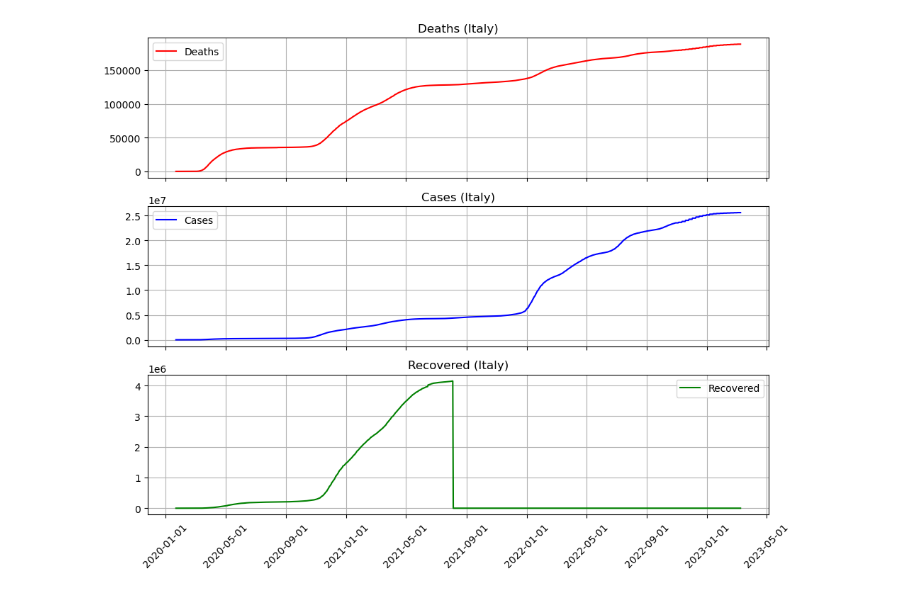
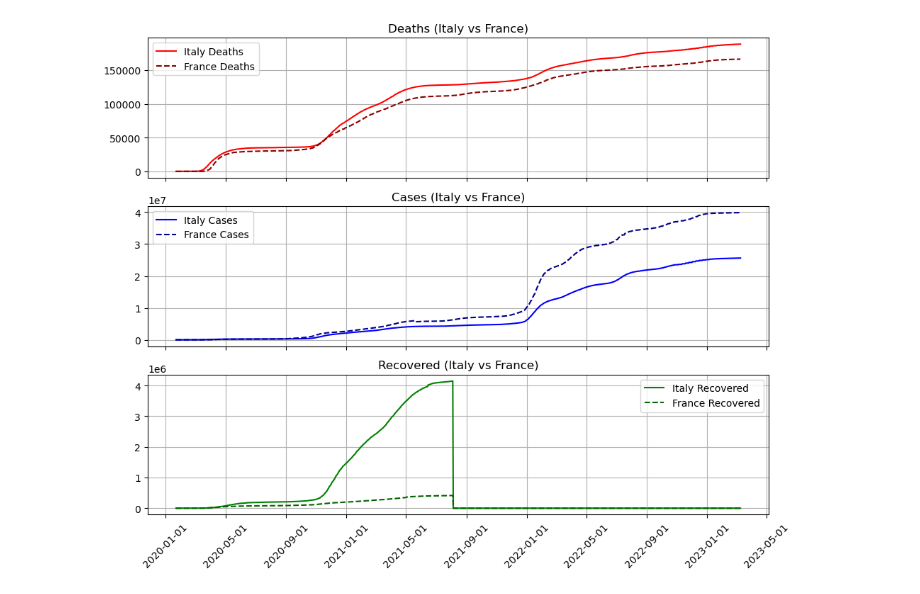
Before and after one commit to Gerva02/Python_for_data_science, a Jupyter notebook: Second.ipynb, the cells around one changed output. Saved outputs shown, nothing was run; the diff lists cells and outputs as text; code cells hidden in the pictures.

```diff
--- a/Second.ipynb
+++ b/Second.ipynb
@@ -18,6 +18,7 @@ data_fr_js = resp_fr.json()
 data_it_js = resp_it.json()
 
 data_it = pd.DataFrame(data_it_js["timeline"])
+data_fr = pd.DataFrame(data_fr_js["timeline"])
 
-# Convertire le date in formato datetime per l'asse x
-data_it["date"] = pd.to_datetime(data_it.index)
+print(data_it.describe())
+print(data_fr.describe())
@@ -24,37 +46,40 @@ data_it["date"] = pd.to_datetime(data_it.index)
 # %%
+data_fr.index = pd.to_datetime(data_fr.index)
+data_it.index = pd.to_datetime(data_it.index)
 
-
-# Creare il grafico per i dati italiani
+# Creare il grafico per i dati di Italia e Francia
 fig, axes = plt.subplots(3, 1, figsize=(10, 8), sharex=True)
 
 # Formattazione dell'asse x
 date_locator = AutoDateLocator()
 date_formatter = DateFormatter("%Y-%m-%d")
 
-# Dati di decessi
-axes[0].plot(data_it["date"], data_it["deaths"], label="Deaths", color="red")
-axes[0].set_title("Deaths (Italy)")
+# Dati di decessi (Italia vs Francia)
+axes[0].plot(data_it.index, data_it["deaths"], label="Italy Deaths", color="red")
+axes[0].plot(data_fr.index, data_fr["deaths"], label="France Deaths", color="darkred", linestyle="dashed")
+axes[0].set_title("Deaths (Italy vs France)")
 axes[0].legend()
 
-# Dati di casi
-axes[1].plot(data_it["date"], data_it["cases"], label="Cases", color="blue")
-axes[1].set_title("Cases (Italy)")
+# Dati di casi (Italia vs Francia)
+axes[1].plot(data_it.index, data_it["cases"], label="Italy Cases", color="blue")
+axes[1].plot(data_fr.index, data_fr["cases"], label="France Cases", color="darkblue", linestyle="dashed")
+axes[1].set_title("Cases (Italy vs France)")
 axes[1].legend()
 
-# Dati di guarigioni
-axes[2].plot(data_it["date"], data_it["recovered"], label="Recovered", color="green")
-axes[2].set_title("Recovered (Italy)")
+# Dati di guarigioni (Italia vs Francia)
+axes[2].plot(data_it.index, data_it["recovered"], label="Italy Recovered", color="green")
+axes[2].plot(data_fr.index, data_fr["recovered"], label="France Recovered", color="darkgreen", linestyle="dashed")
+axes[2].set_title("Recovered (Italy vs France)")
 axes[2].legend()
-
 
 # Configurare l'asse x per tutti i subplot
 for ax in axes:
     ax.xaxis.set_major_locator(date_locator)
     ax.xaxis.set_major_formatter(date_formatter)
     ax.grid(True)
 
 plt.xticks(rotation=45)  # Ruota le etichette dell'asse x per renderle leggibili
 plt.tight_layout()
 plt.show()
 # %% [output]
-[figure, old version]
+[figure, new version]
```
Also changed, not shown: parts of 10 cells of this notebook.
